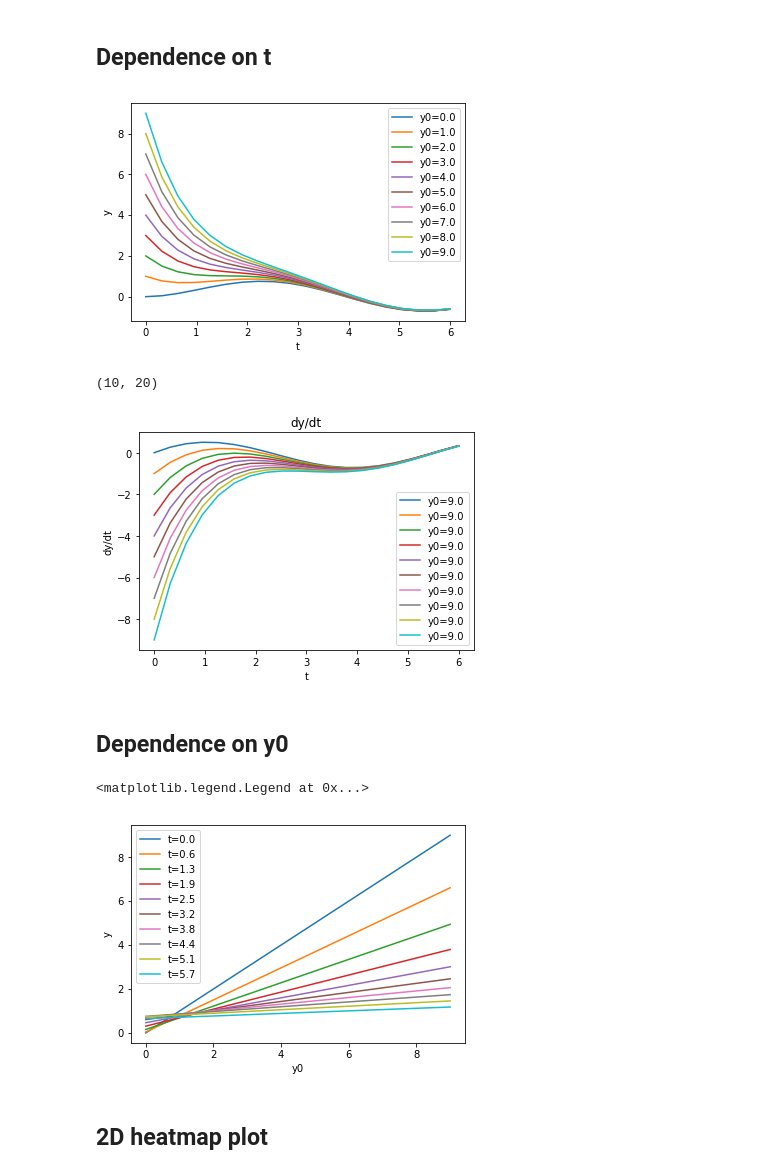
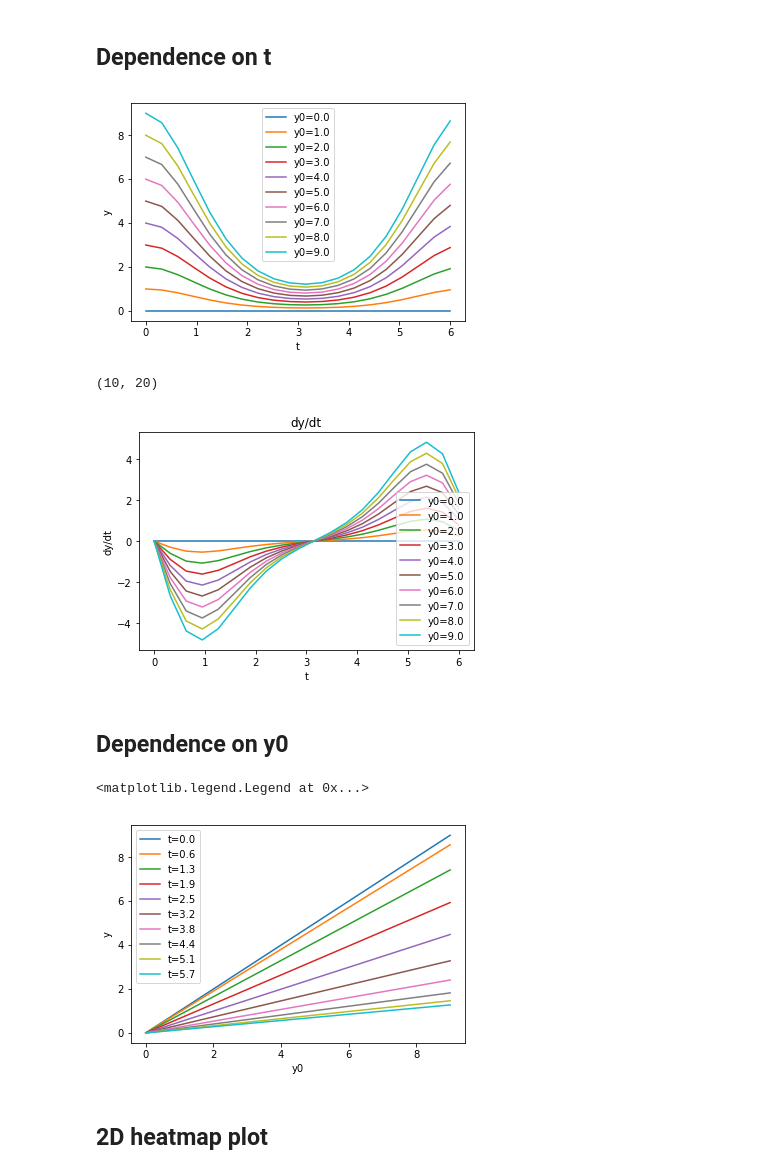
Before and after one commit to JiaweiZhuang/AM205_final, a Jupyter notebook: Flexible_initial_cond.ipynb, the cells around one changed output. Cells and saved outputs as stored; diff of their text form; code cells hidden in the pictures.

```diff
--- a/Flexible_initial_cond.ipynb
+++ b/Flexible_initial_cond.ipynb
@@ -19,7 +24,7 @@ def f(t, y):
         dy/dt = f(t, y)
         This is f() function on the right
     '''
-    return -y + np.sin(t)
+    return -y*np.sin(t) #-y + np.sin(t)
 
 f_yt = lambda y,t: f(t, y) # this is for odeint
 # %% [markdown]
@@ -50,20 +55,20 @@ for i,y in enumerate(y_list):
 plt.legend()
 plt.xlabel('t');plt.ylabel('y');
 # %% [output]
-[figure, old version]
+[figure, new version]
 # %%
-for dydt in dydt_list:
+for i, dydt in enumerate(dydt_list):
     plt.plot(t, dydt, label=f'y0={y0_list[i]:.1f}')
 
 plt.legend()
 plt.xlabel('t');plt.ylabel('dy/dt');
 plt.title('dy/dt');
 
 y_list = np.array(y_list)
 y_list.shape # [y0, t]
 # %% [output]
 (10, 20)
-[figure, old version]
+[figure, new version]
 # %% [markdown]
 ## Dependence on y0
 # %%
@@ -74,7 +79,7 @@ plt.xlabel('y0');plt.ylabel('y');
 plt.legend()
 # %% [output]
 <matplotlib.legend.Legend at 0x...>
-[figure, old version]
+[figure, new version]
 # %% [markdown]
 ## 2D heatmap plot
 # %%
```
Also changed, not shown: parts of 16 cells of this notebook.
